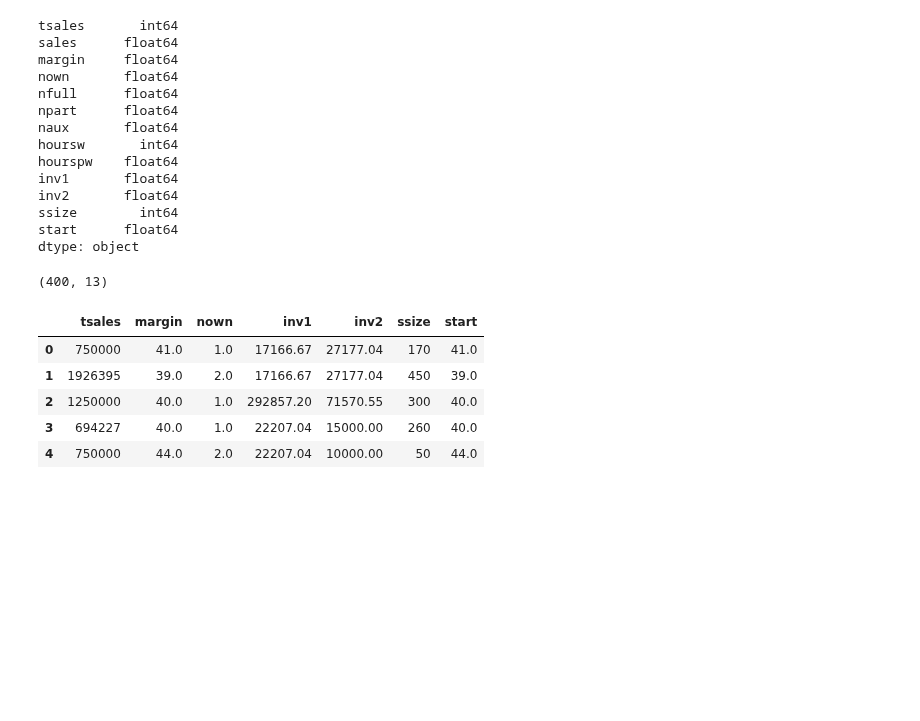
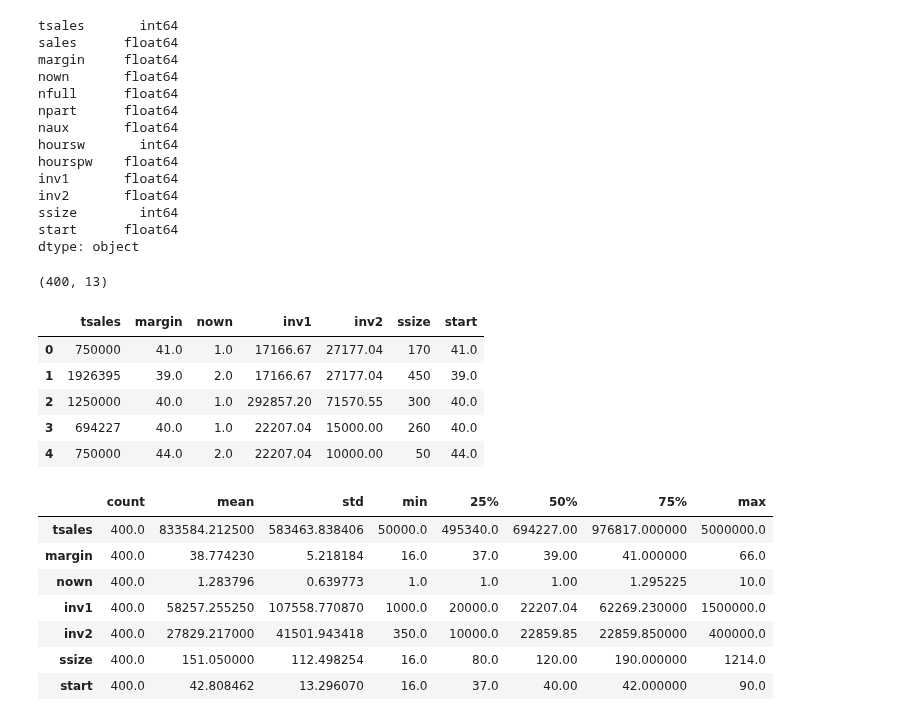
Before and after one commit to FarzanaAkhi/business-analysis-p1, a Jupyter notebook: notebooks/Multilinear_Regression.ipynb, the cells around one changed output. Drawn from its saved outputs; the diff is of its cells as text; code cells hidden in the pictures; blank space fills up the shorter version.

Commit message:
Business Analysis Project copied to New Notebook

```diff
--- a/notebooks/Multilinear_Regression.ipynb
+++ b/notebooks/Multilinear_Regression.ipynb
@@ -377,3 +377,15 @@ df.head()
 | 2 | 1250000 | 40.0 | 1.0 | 292857.20 | 71570.55 | 300 | 40.0 |
 | 3 | 694227 | 40.0 | 1.0 | 22207.04 | 15000.00 | 260 | 40.0 |
 | 4 | 750000 | 44.0 | 2.0 | 22207.04 | 10000.00 | 50 | 44.0 |
+# %%
+#data analysis
+df.describe().T
+# %% [output]
+|  | count | mean | std | min | 25% | 50% | 75% | max |
+| tsales | 400.0 | 833584.212500 | 583463.838406 | 50000.0 | 495340.0 | 694227.00 | 976817.000000 | 5000000.0 |
+| margin | 400.0 | 38.774230 | 5.218184 | 16.0 | 37.0 | 39.00 | 41.000000 | 66.0 |
+| nown | 400.0 | 1.283796 | 0.639773 | 1.0 | 1.0 | 1.00 | 1.295225 | 10.0 |
+| inv1 | 400.0 | 58257.255250 | 107558.770870 | 1000.0 | 20000.0 | 22207.04 | 62269.230000 | 1500000.0 |
+| inv2 | 400.0 | 27829.217000 | 41501.943418 | 350.0 | 10000.0 | 22859.85 | 22859.850000 | 400000.0 |
+| ssize | 400.0 | 151.050000 | 112.498254 | 16.0 | 80.0 | 120.00 | 190.000000 | 1214.0 |
+| start | 400.0 | 42.808462 | 13.296070 | 16.0 | 37.0 | 40.00 | 42.000000 | 90.0 |
```
